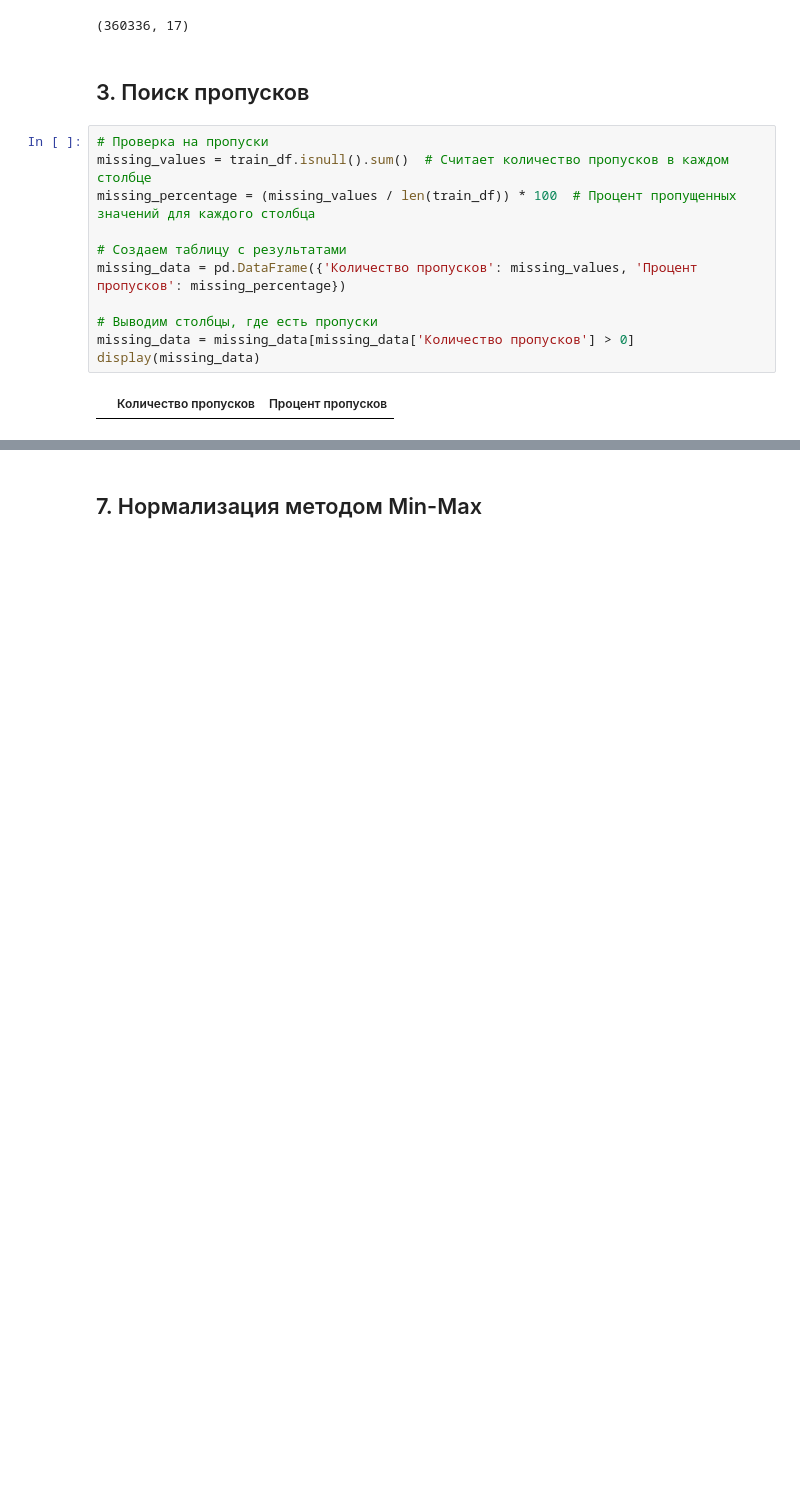
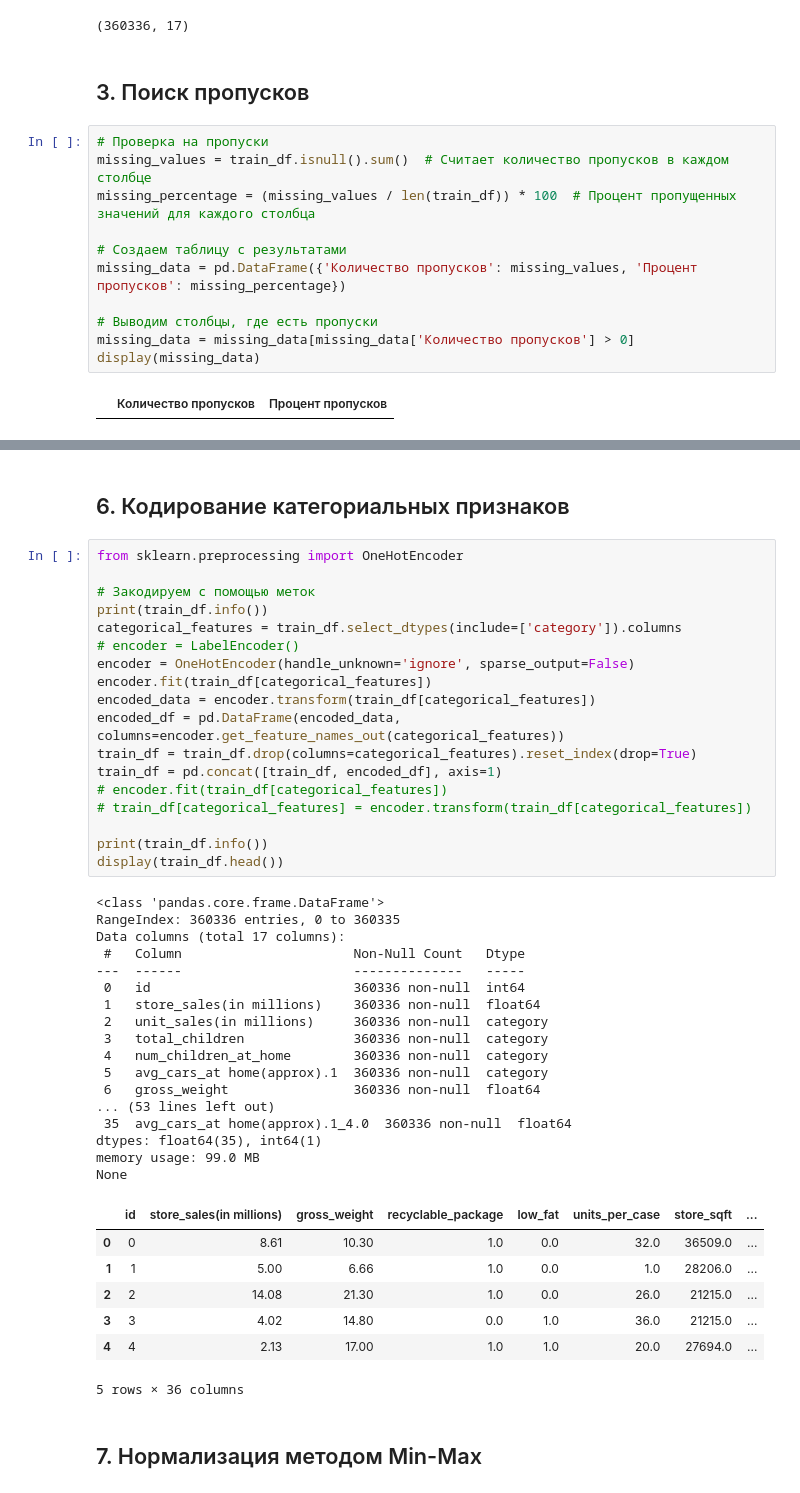
Before and after one commit to pp1e/omnissiah, a Jupyter notebook: Data_preprocessing.ipynb, the cells around one changed output, grey strips where cells are left out. Drawn from its saved outputs; the diff is of its cells as text; blank space fills up the shorter version.

```diff
--- a/Data_preprocessing.ipynb
+++ b/Data_preprocessing.ipynb
@@ -108,3 +160,48 @@ print("Категориальные признаки:", categorical_features)
+# %% [markdown]
+## 6. Кодирование категориальных признаков
+# %%
+from sklearn.preprocessing import OneHotEncoder
+
+# Закодируем с помощью меток
+print(train_df.info())
+categorical_features = train_df.select_dtypes(include=['category']).columns
+# encoder = LabelEncoder()
+encoder = OneHotEncoder(handle_unknown='ignore', sparse_output=False)
+encoder.fit(train_df[categorical_features])
+encoded_data = encoder.transform(train_df[categorical_features])
+encoded_df = pd.DataFrame(encoded_data, columns=encoder.get_feature_names_out(categorical_features))
+train_df = train_df.drop(columns=categorical_features).reset_index(drop=True)
+train_df = pd.concat([train_df, encoded_df], axis=1)
+# encoder.fit(train_df[categorical_features])
+# train_df[categorical_features] = encoder.transform(train_df[categorical_features])
+
+print(train_df.info())
+display(train_df.head())
+# %% [output]
+<class 'pandas.core.frame.DataFrame'>
+RangeIndex: 360336 entries, 0 to 360335
+Data columns (total 17 columns):
+ #   Column                      Non-Null Count   Dtype
+---  ------                      --------------   -----
+ 0   id                          360336 non-null  int64
+ 1   store_sales(in millions)    360336 non-null  float64
+ 2   unit_sales(in millions)     360336 non-null  category
+ 3   total_children              360336 non-null  category
+ 4   num_children_at_home        360336 non-null  category
+ 5   avg_cars_at home(approx).1  360336 non-null  category
+ 6   gross_weight                360336 non-null  float64
+... (53 lines left out)
+ 35  avg_cars_at home(approx).1_4.0  360336 non-null  float64
+dtypes: float64(35), int64(1)
+memory usage: 99.0 MB
+None
+|  | id | store_sales(in millions) | gross_weight | recyclable_package | low_fat | units_per_case | store_sqft | ... |
+| 0 | 0 | 8.61 | 10.30 | 1.0 | 0.0 | 32.0 | 36509.0 | ... |
+| 1 | 1 | 5.00 | 6.66 | 1.0 | 0.0 | 1.0 | 28206.0 | ... |
+| 2 | 2 | 14.08 | 21.30 | 1.0 | 0.0 | 26.0 | 21215.0 | ... |
+| 3 | 3 | 4.02 | 14.80 | 0.0 | 1.0 | 36.0 | 21215.0 | ... |
+| 4 | 4 | 2.13 | 17.00 | 1.0 | 1.0 | 20.0 | 27694.0 | ... |
+5 rows × 36 columns
 # %% [markdown]
 ## 7. Нормализация методом Min-Max
 # %%
```
Also changed, not shown: parts of 16 cells of this notebook, 2 other files.
